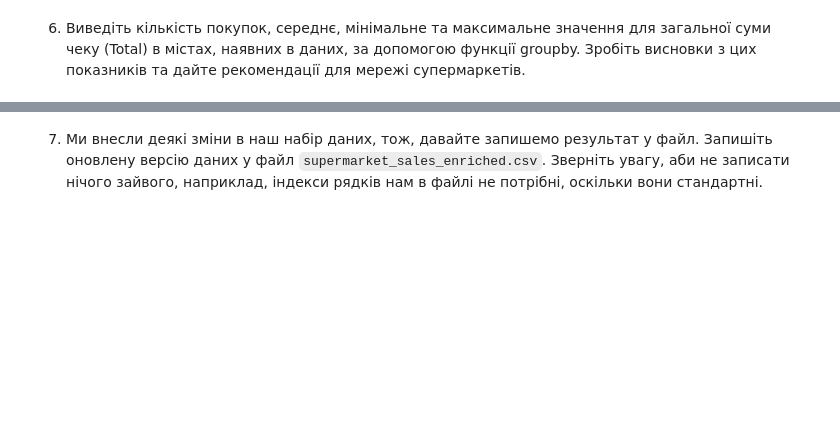
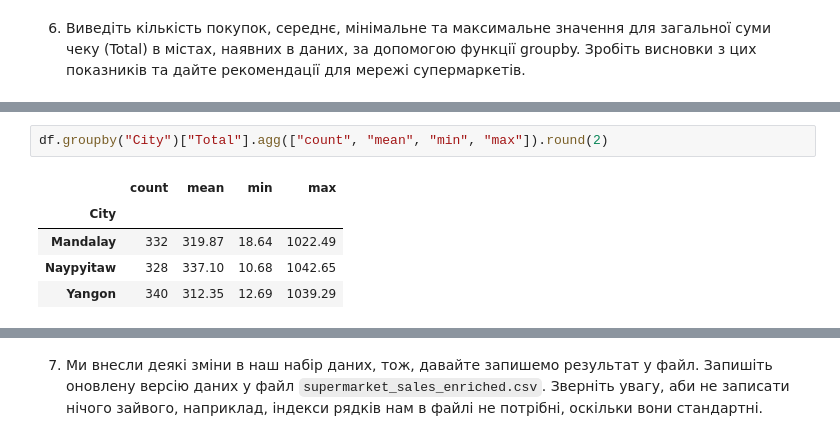
Before and after one commit to OlenaBabko/DataAnalytics_DataLovesAcademy, a Jupyter notebook: modul_10_Pandas_Numpy/hw/hw_10_3_Advanced_data_processing_methods_in_Pandas.ipynb, the cells around one changed output, grey strips where cells are left out. Drawn from its saved outputs; the diff is of its cells as text; blank space fills up the shorter version.

```diff
--- a/modul_10_Pandas_Numpy/hw/hw_10_3_Advanced_data_processing_methods_in_Pandas.ipynb
+++ b/modul_10_Pandas_Numpy/hw/hw_10_3_Advanced_data_processing_methods_in_Pandas.ipynb
@@ -98,0 +151,8 @@ time = '11:28'
+# %%
+df.groupby("City")["Total"].agg(["count", "mean", "min", "max"]).round(2)
+# %% [output]
+|  | count | mean | min | max |
+| City |  |  |  |  |
+| Mandalay | 332 | 319.87 | 18.64 | 1022.49 |
+| Naypyitaw | 328 | 337.10 | 10.68 | 1042.65 |
+| Yangon | 340 | 312.35 | 12.69 | 1039.29 |
```
Also changed, not shown: parts of 12 cells of this notebook.
